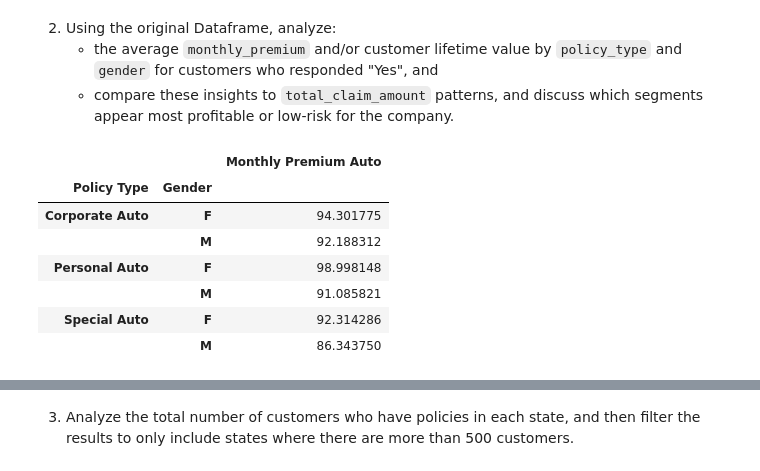
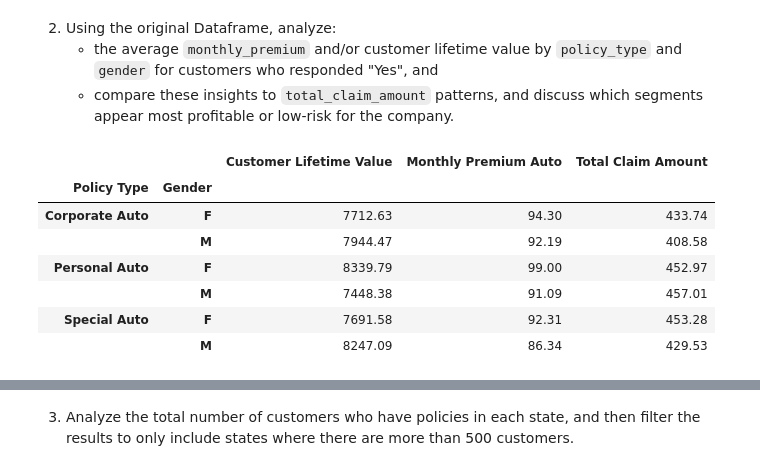
Before and after one commit to AndredeMatosDelgado/lab-dw-data-aggregation-and-filtering, a Jupyter notebook: lab-dw-aggregating.ipynb, the cells around one changed output, grey strips where cells are left out. Saved outputs shown, nothing was run; the diff lists cells and outputs as text; code cells hidden in the pictures.

```diff
--- a/lab-dw-aggregating.ipynb
+++ b/lab-dw-aggregating.ipynb
@@ -54,18 +54,18 @@ low_total_claim_amount
    - compare these insights to `total_claim_amount` patterns, and discuss which segments appear most profitable or low-risk for the company.
 # %%
 data_1_monthly_premium = data_1[data_1["Response"]== "Yes"].pivot_table(
-values= "Monthly Premium Auto",
+values= ["Monthly Premium Auto", "Customer Lifetime Value" , "Total Claim Amount"],
 index= ("Policy Type","Gender"),
 aggfunc="mean"
-)
+).round(2)
 
 data_1_monthly_premium
 # %% [output]
-|  |  | Monthly Premium Auto |
-| Policy Type | Gender |  |
-| Corporate Auto | F | 94.301775 |
-|  | M | 92.188312 |
-| Personal Auto | F | 98.998148 |
-|  | M | 91.085821 |
-| Special Auto | F | 92.314286 |
-|  | M | 86.343750 |
+|  |  | Customer Lifetime Value | Monthly Premium Auto | Total Claim Amount |
+| Policy Type | Gender |  |  |  |
+| Corporate Auto | F | 7712.63 | 94.30 | 433.74 |
+|  | M | 7944.47 | 92.19 | 408.58 |
+| Personal Auto | F | 8339.79 | 99.00 | 452.97 |
+|  | M | 7448.38 | 91.09 | 457.01 |
+| Special Auto | F | 7691.58 | 92.31 | 453.28 |
+|  | M | 8247.09 | 86.34 | 429.53 |
```
Also changed, not shown: parts of 2 cells of this notebook.
